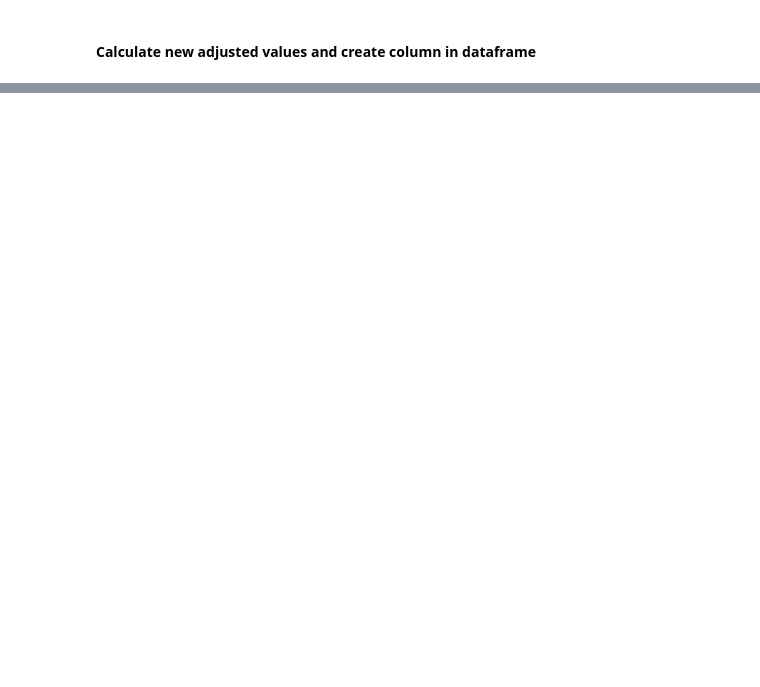
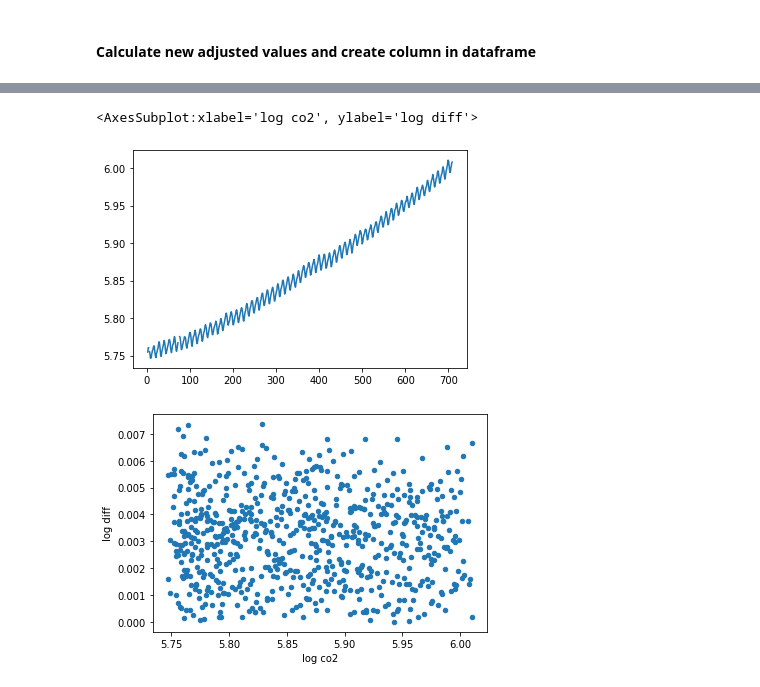
Before and after one commit to huuugh18/finmodel, a Jupyter notebook: 1-5 activity getting data.ipynb, the cells around one changed output, grey strips where cells are left out. Cells and saved outputs as stored; diff of their text form; code cells hidden in the pictures; blank space fills up the shorter version.

```diff
--- a/1-5 activity getting data.ipynb
+++ b/1-5 activity getting data.ipynb
@@ -199,0 +255,3 @@ df_adj.plot(figsize=(15,10))
+# %%
+c02_df['log co2'] = np.log(c02_df['Carbon Dioxide (ppm)'])
+c02_df.head()
@@ -199,0 +265,8 @@ df_adj.plot(figsize=(15,10))
+# %%
+c02_df['log diff'] = np.abs(c02_df['log co2'] - c02_df['log co2'].shift())
+c02_df['log co2'].plot()
+c02_df.plot.scatter(x='log co2', y='log diff')
+# %% [output]
+<AxesSubplot:xlabel='log co2', ylabel='log diff'>
+[figure, added]
+[figure, added]
```
Also changed, not shown: parts of 17 cells of this notebook, 2 other files.
